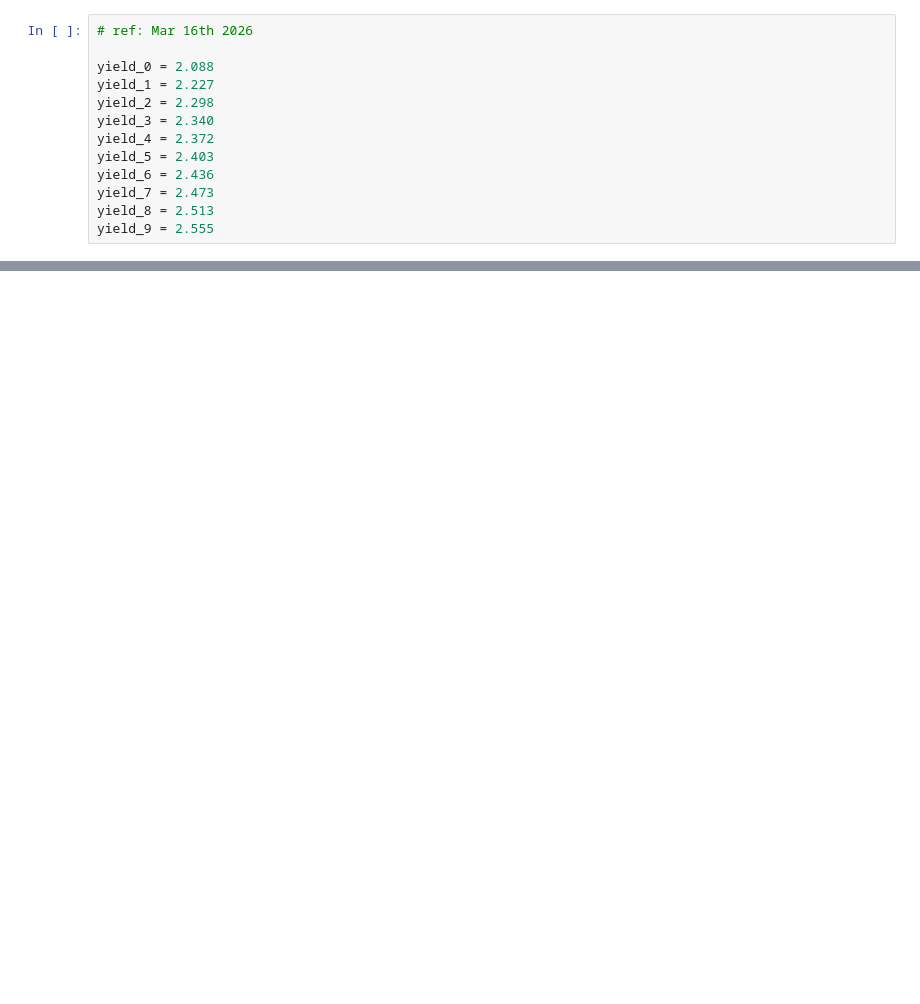
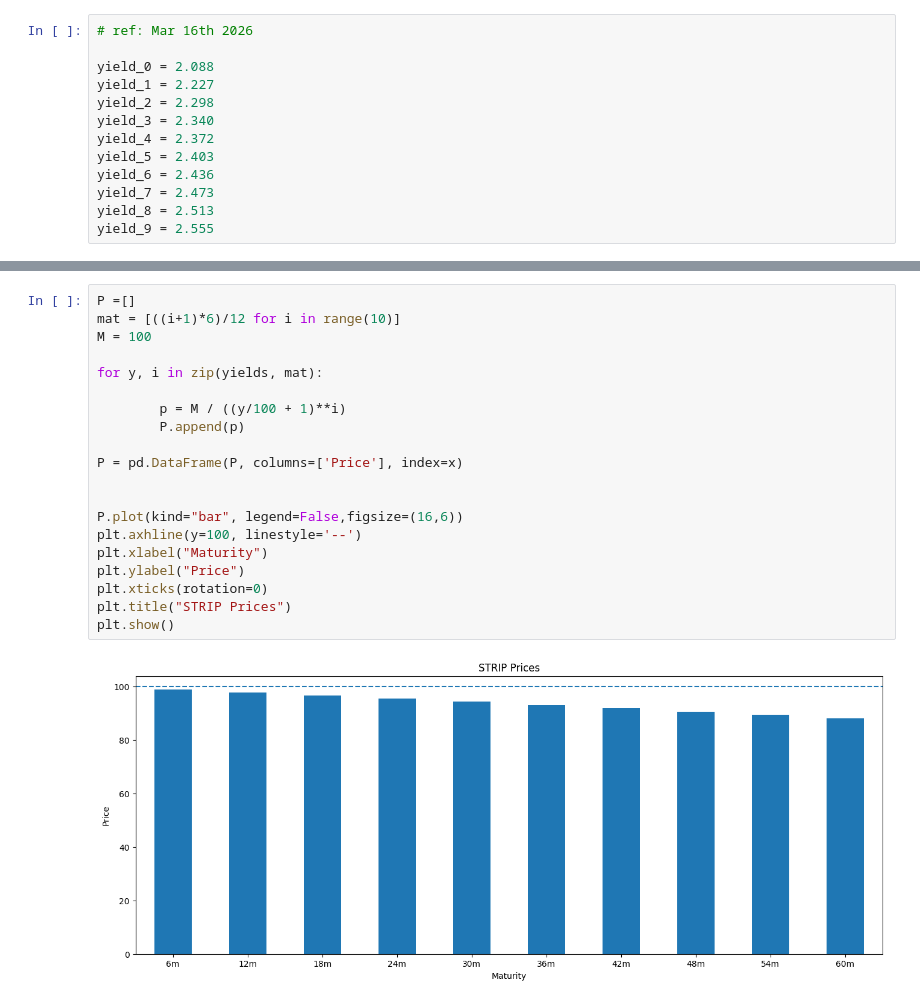
Before and after one commit to emschutt/QuantitativeFinance, a Jupyter notebook: RiskManagement/Project_2/Bonds&Yields.ipynb, the cells around one changed output, grey strips where cells are left out. Saved outputs shown, nothing was run; the diff lists cells and outputs as text; blank space fills up the shorter version.

```diff
--- a/RiskManagement/Project_2/Bonds&Yields.ipynb
+++ b/RiskManagement/Project_2/Bonds&Yields.ipynb
@@ -28,0 +135,22 @@ plt.show()
+# %%
+P =[]
+mat = [((i+1)*6)/12 for i in range(10)]
+M = 100
+
+for y, i in zip(yields, mat):
+
+        p = M / ((y/100 + 1)**i)
+        P.append(p)
+
+P = pd.DataFrame(P, columns=['Price'], index=x)
+
+
+P.plot(kind="bar", legend=False,figsize=(16,6))
+plt.axhline(y=100, linestyle='--')
+plt.xlabel("Maturity")
+plt.ylabel("Price")
+plt.xticks(rotation=0)
+plt.title("STRIP Prices")
+plt.show()
+# %% [output]
+[figure, added]
```
Also changed, not shown: parts of 13 cells of this notebook.
